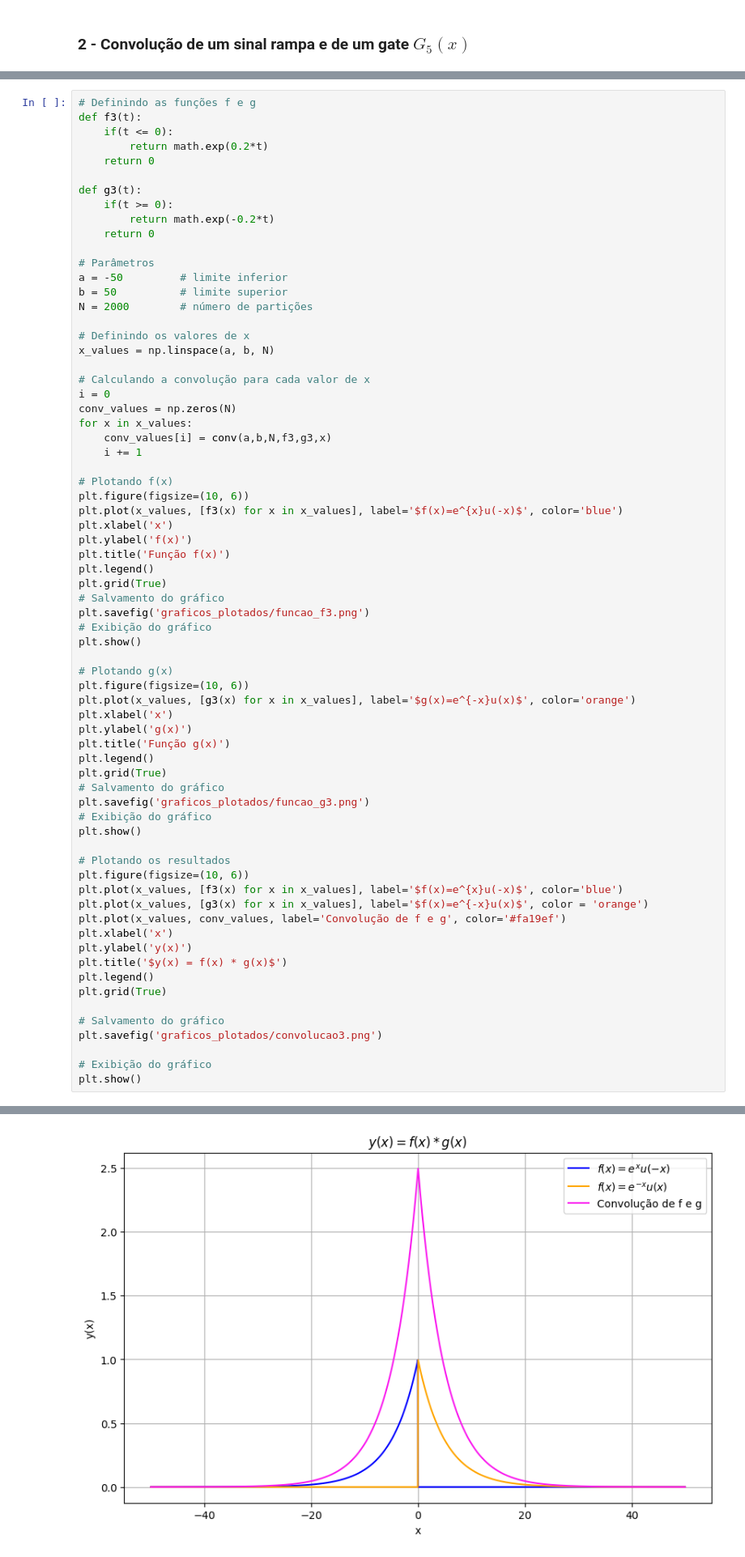
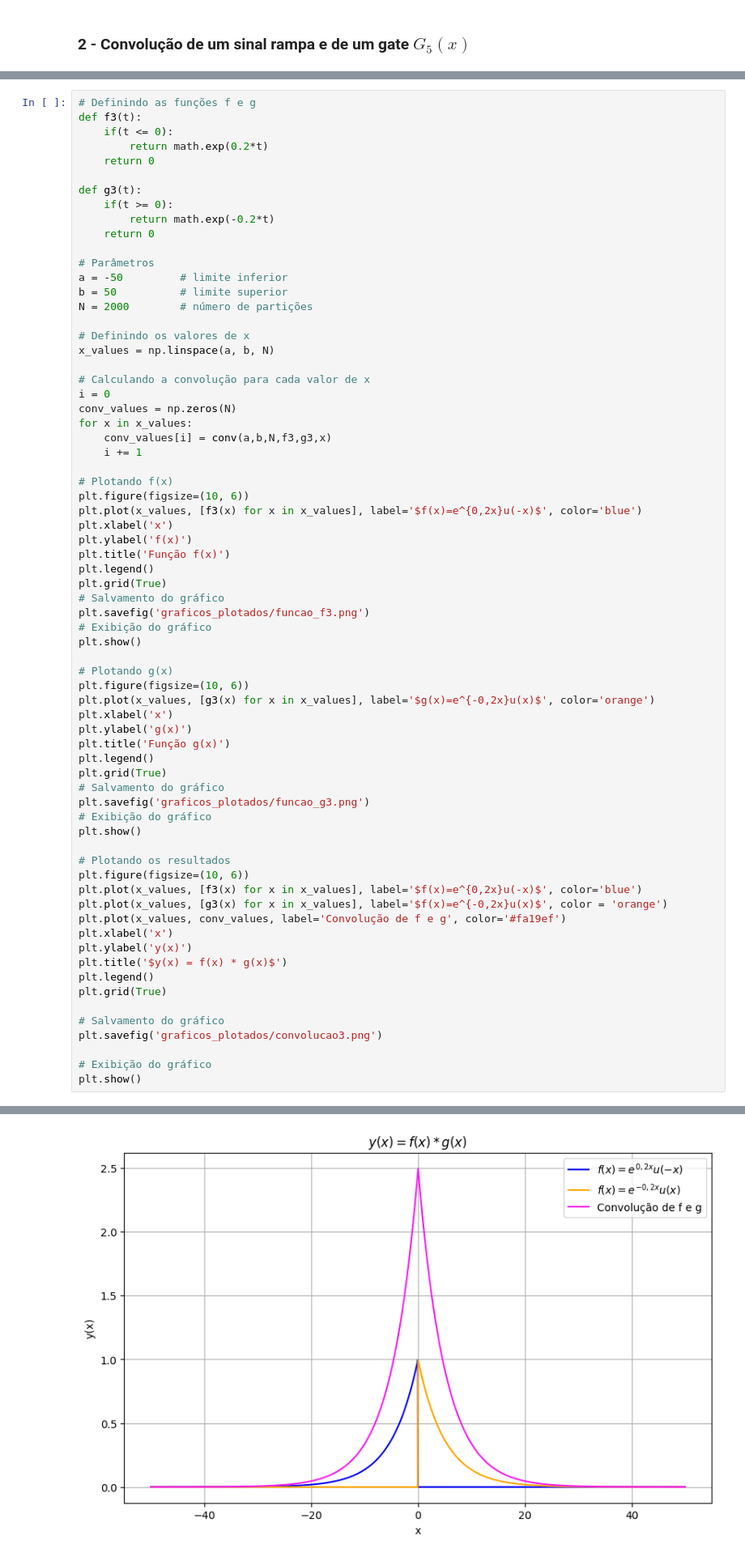
Before and after one commit to XandeGVaz/SinaisSistemas-Work, a Jupyter notebook: apresentacao.ipynb, the cells around one changed output, grey strips where cells are left out. Shown at 81% size. Cells and saved outputs as stored; diff of their text form.

```diff
--- a/apresentacao.ipynb
+++ b/apresentacao.ipynb
@@ -246,7 +246,7 @@ for x in x_values:
 
 # Plotando f(x)
 plt.figure(figsize=(10, 6))
-plt.plot(x_values, [f3(x) for x in x_values], label='$f(x)=e^{x}u(-x)$', color='blue')
+plt.plot(x_values, [f3(x) for x in x_values], label='$f(x)=e^{0,2x}u(-x)$', color='blue')
 plt.xlabel('x')
 plt.ylabel('f(x)')
 plt.title('Função f(x)')
@@ -259,7 +259,7 @@ plt.show()
 
 # Plotando g(x)
 plt.figure(figsize=(10, 6))
-plt.plot(x_values, [g3(x) for x in x_values], label='$g(x)=e^{-x}u(x)$', color='orange')
+plt.plot(x_values, [g3(x) for x in x_values], label='$g(x)=e^{-0,2x}u(x)$', color='orange')
 plt.xlabel('x')
 plt.ylabel('g(x)')
 plt.title('Função g(x)')
@@ -272,8 +272,8 @@ plt.show()
 
 # Plotando os resultados
 plt.figure(figsize=(10, 6))
-plt.plot(x_values, [f3(x) for x in x_values], label='$f(x)=e^{x}u(-x)$', color='blue')
-plt.plot(x_values, [g3(x) for x in x_values], label='$f(x)=e^{-x}u(x)$', color = 'orange')
+plt.plot(x_values, [f3(x) for x in x_values], label='$f(x)=e^{0,2x}u(-x)$', color='blue')
+plt.plot(x_values, [g3(x) for x in x_values], label='$f(x)=e^{-0,2x}u(x)$', color = 'orange')
 plt.plot(x_values, conv_values, label='Convolução de f e g', color='#fa19ef')
 plt.xlabel('x')
 plt.ylabel('y(x)')
@@ -292 +292 @@ plt.show()
-[figure, old version]
+[figure, new version]
```
Also changed, not shown: parts of 2 cells of this notebook, 4 other files.
